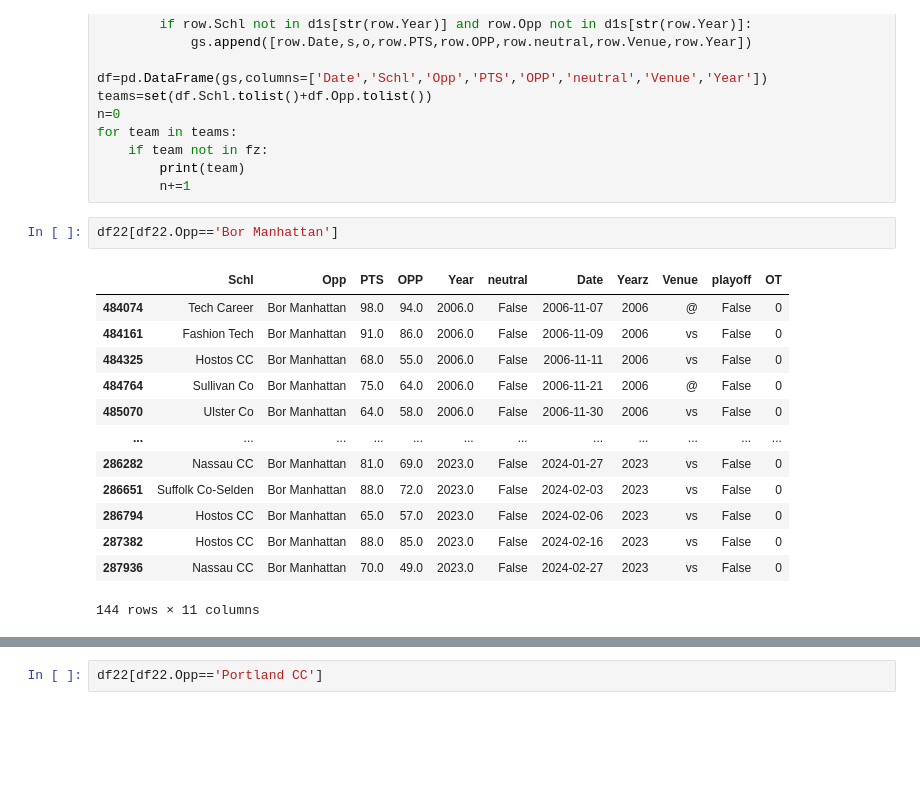
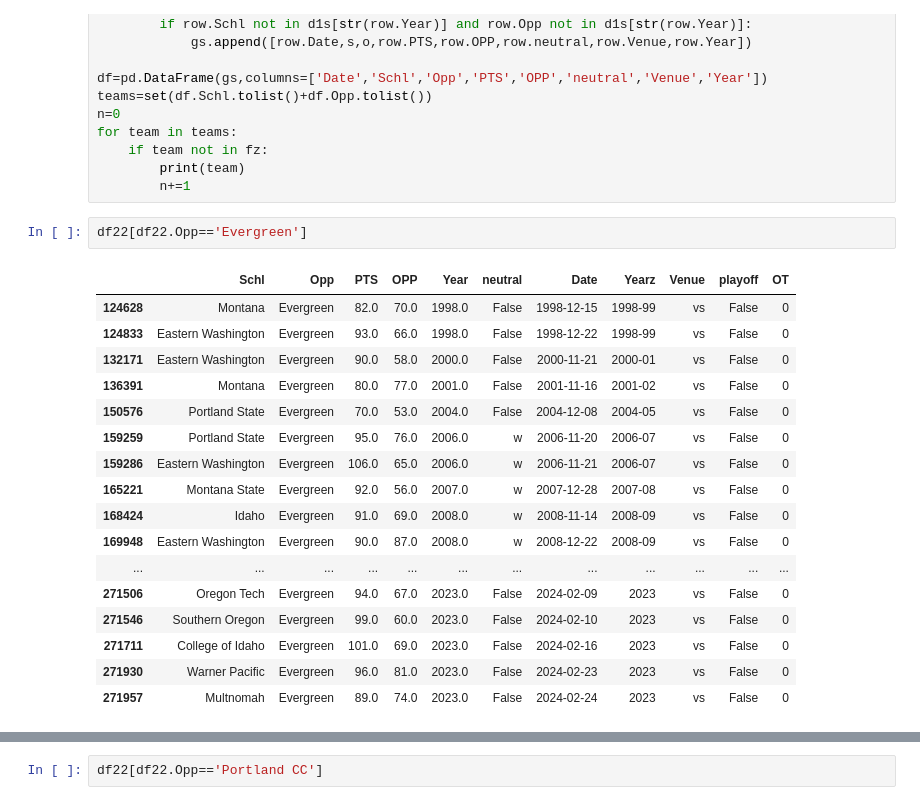
Before and after one commit to easella/ncaabelos, a Jupyter notebook: ncaab-for-free.ipynb, the cells around one changed output, grey strips where cells are left out. Cells and saved outputs as stored; diff of their text form; blank space fills up the shorter version.

```diff
--- a/ncaab-for-free.ipynb
+++ b/ncaab-for-free.ipynb
@@ -239,21 +239,25 @@ for team in teams:
         print(team)
         n+=1
 # %%
-df22[df22.Opp=='Bor Manhattan']
+df22[df22.Opp=='Evergreen']
 # %% [output]
 |  | Schl | Opp | PTS | OPP | Year | neutral | Date | Yearz | Venue | playoff | OT |
-| 484074 | Tech Career | Bor Manhattan | 98.0 | 94.0 | 2006.0 | False | 2006-11-07 | 2006 | @ | False | 0 |
-| 484161 | Fashion Tech | Bor Manhattan | 91.0 | 86.0 | 2006.0 | False | 2006-11-09 | 2006 | vs | False | 0 |
-| 484325 | Hostos CC | Bor Manhattan | 68.0 | 55.0 | 2006.0 | False | 2006-11-11 | 2006 | vs | False | 0 |
-| 484764 | Sullivan Co | Bor Manhattan | 75.0 | 64.0 | 2006.0 | False | 2006-11-21 | 2006 | @ | False | 0 |
-| 485070 | Ulster Co | Bor Manhattan | 64.0 | 58.0 | 2006.0 | False | 2006-11-30 | 2006 | vs | False | 0 |
+| 124628 | Montana | Evergreen | 82.0 | 70.0 | 1998.0 | False | 1998-12-15 | 1998-99 | vs | False | 0 |
+| 124833 | Eastern Washington | Evergreen | 93.0 | 66.0 | 1998.0 | False | 1998-12-22 | 1998-99 | vs | False | 0 |
+| 132171 | Eastern Washington | Evergreen | 90.0 | 58.0 | 2000.0 | False | 2000-11-21 | 2000-01 | vs | False | 0 |
+| 136391 | Montana | Evergreen | 80.0 | 77.0 | 2001.0 | False | 2001-11-16 | 2001-02 | vs | False | 0 |
+| 150576 | Portland State | Evergreen | 70.0 | 53.0 | 2004.0 | False | 2004-12-08 | 2004-05 | vs | False | 0 |
+| 159259 | Portland State | Evergreen | 95.0 | 76.0 | 2006.0 | w | 2006-11-20 | 2006-07 | vs | False | 0 |
+| 159286 | Eastern Washington | Evergreen | 106.0 | 65.0 | 2006.0 | w | 2006-11-21 | 2006-07 | vs | False | 0 |
+| 165221 | Montana State | Evergreen | 92.0 | 56.0 | 2007.0 | w | 2007-12-28 | 2007-08 | vs | False | 0 |
+| 168424 | Idaho | Evergreen | 91.0 | 69.0 | 2008.0 | w | 2008-11-14 | 2008-09 | vs | False | 0 |
+| 169948 | Eastern Washington | Evergreen | 90.0 | 87.0 | 2008.0 | w | 2008-12-22 | 2008-09 | vs | False | 0 |
 | ... | ... | ... | ... | ... | ... | ... | ... | ... | ... | ... | ... |
-| 286282 | Nassau CC | Bor Manhattan | 81.0 | 69.0 | 2023.0 | False | 2024-01-27 | 2023 | vs | False | 0 |
-| 286651 | Suffolk Co-Selden | Bor Manhattan | 88.0 | 72.0 | 2023.0 | False | 2024-02-03 | 2023 | vs | False | 0 |
-| 286794 | Hostos CC | Bor Manhattan | 65.0 | 57.0 | 2023.0 | False | 2024-02-06 | 2023 | vs | False | 0 |
-| 287382 | Hostos CC | Bor Manhattan | 88.0 | 85.0 | 2023.0 | False | 2024-02-16 | 2023 | vs | False | 0 |
-| 287936 | Nassau CC | Bor Manhattan | 70.0 | 49.0 | 2023.0 | False | 2024-02-27 | 2023 | vs | False | 0 |
+| 271506 | Oregon Tech | Evergreen | 94.0 | 67.0 | 2023.0 | False | 2024-02-09 | 2023 | vs | False | 0 |
+| 271546 | Southern Oregon | Evergreen | 99.0 | 60.0 | 2023.0 | False | 2024-02-10 | 2023 | vs | False | 0 |
+| 271711 | College of Idaho | Evergreen | 101.0 | 69.0 | 2023.0 | False | 2024-02-16 | 2023 | vs | False | 0 |
+| 271930 | Warner Pacific | Evergreen | 96.0 | 81.0 | 2023.0 | False | 2024-02-23 | 2023 | vs | False | 0 |
+| 271957 | Multnomah | Evergreen | 89.0 | 74.0 | 2023.0 | False | 2024-02-24 | 2023 | vs | False | 0 |
-144 rows × 11 columns
 # %%
 s=input("School")
 u=df22[df22.Year>2002]
```
Also changed, not shown: parts of 18 cells of this notebook.
